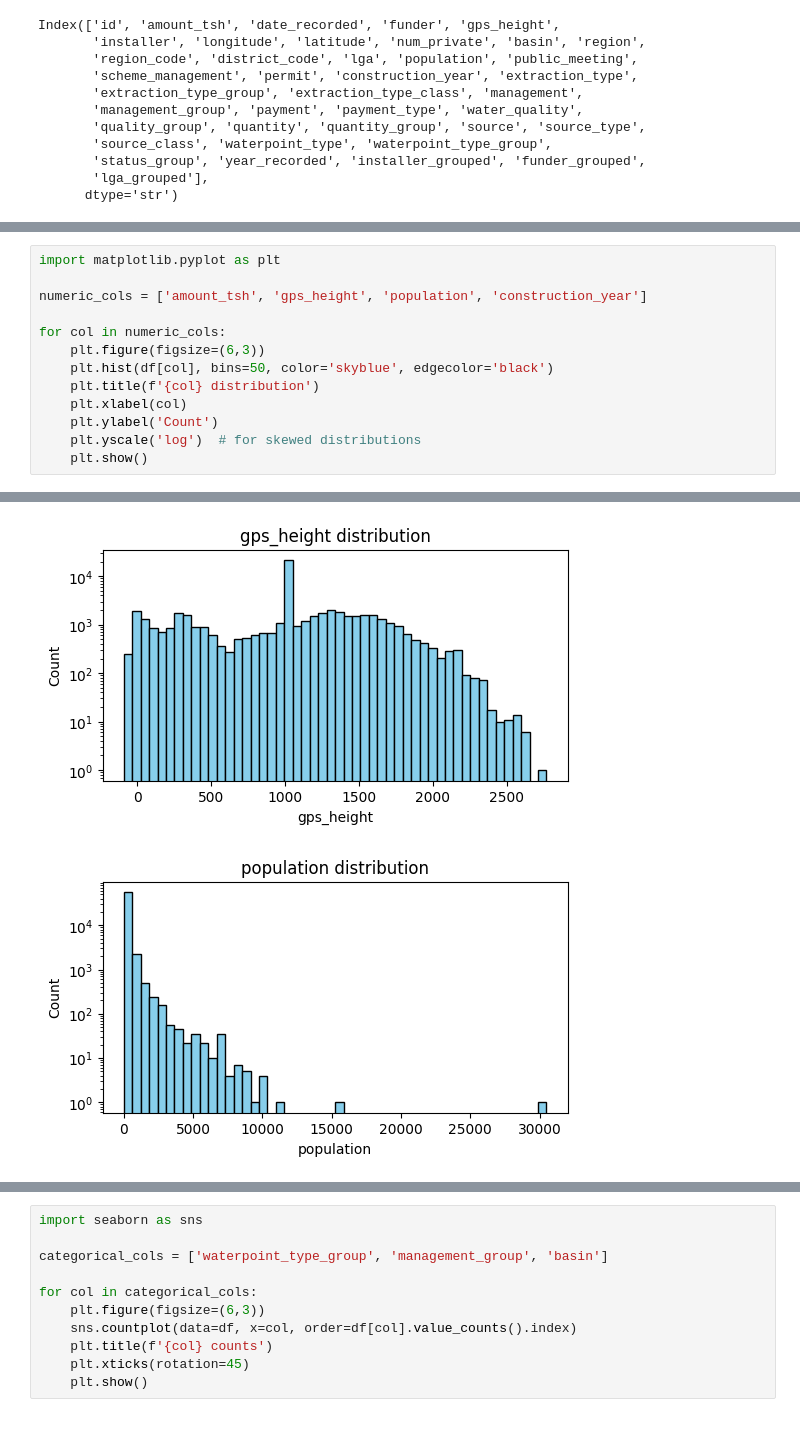
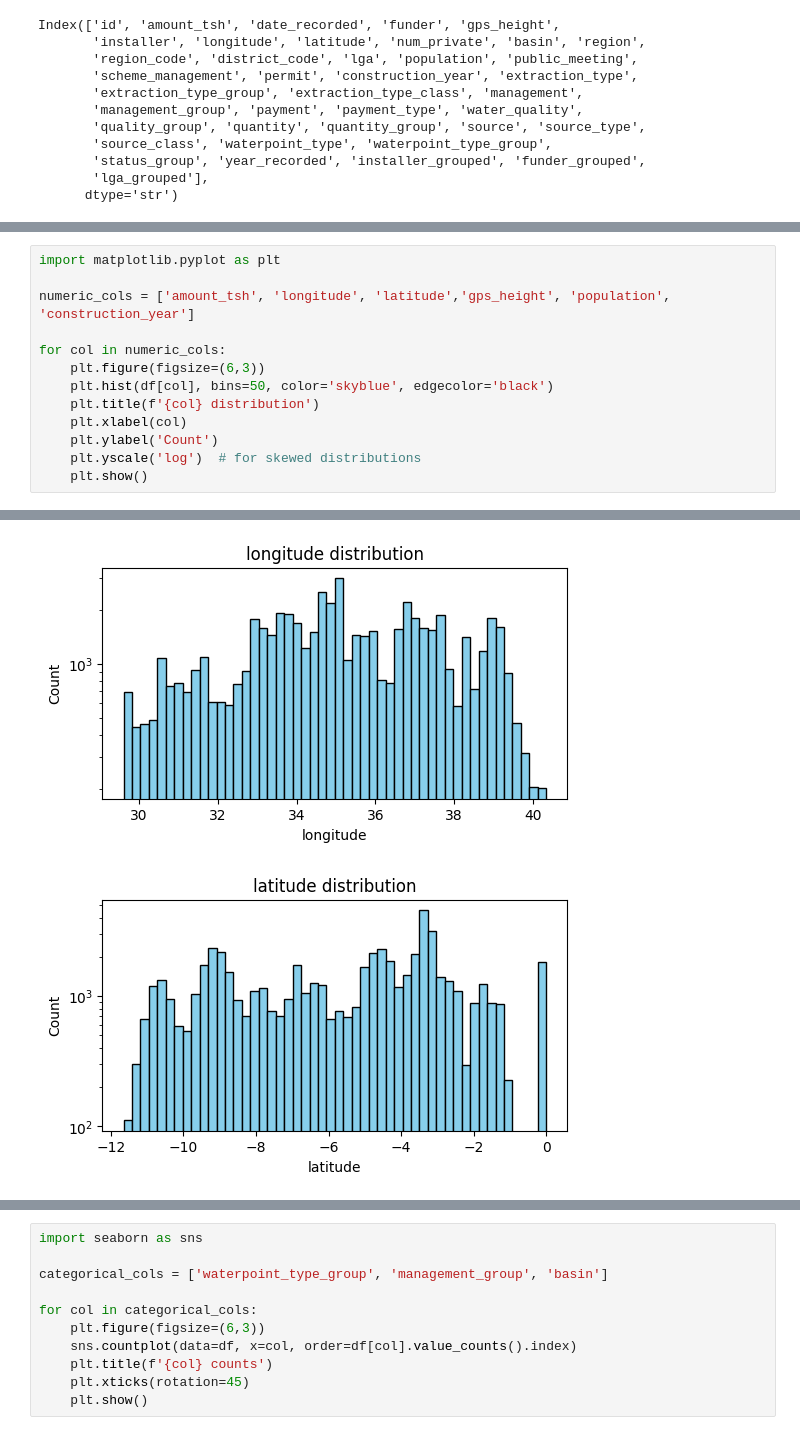
Before and after one commit to Emeriego/PumpHealth, a Jupyter notebook: notebooks/01_exploratory_data_analysis.ipynb, the cells around one changed output, grey strips where cells are left out. Saved outputs shown, nothing was run; the diff lists cells and outputs as text.

```diff
--- a/notebooks/01_exploratory_data_analysis.ipynb
+++ b/notebooks/01_exploratory_data_analysis.ipynb
@@ -51,7 +51,7 @@ df.describe()
 # %%
 import matplotlib.pyplot as plt
 
-numeric_cols = ['amount_tsh', 'gps_height', 'population', 'construction_year']
+numeric_cols = ['amount_tsh', 'longitude', 'latitude','gps_height', 'population', 'construction_year']
 
 for col in numeric_cols:
     plt.figure(figsize=(6,3))
@@ -66,2 +66,2 @@ for col in numeric_cols:
-[figure, old version]
+[figure, new version]
-[figure, old version]
+[figure, new version]
```
Also changed, not shown: parts of 6 cells of this notebook, 1 other file.
